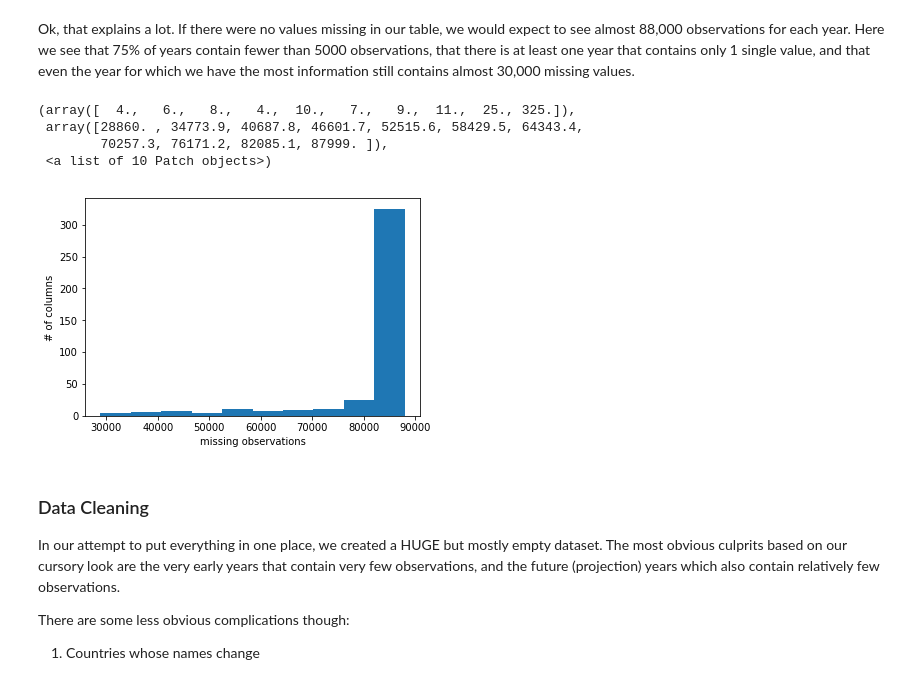
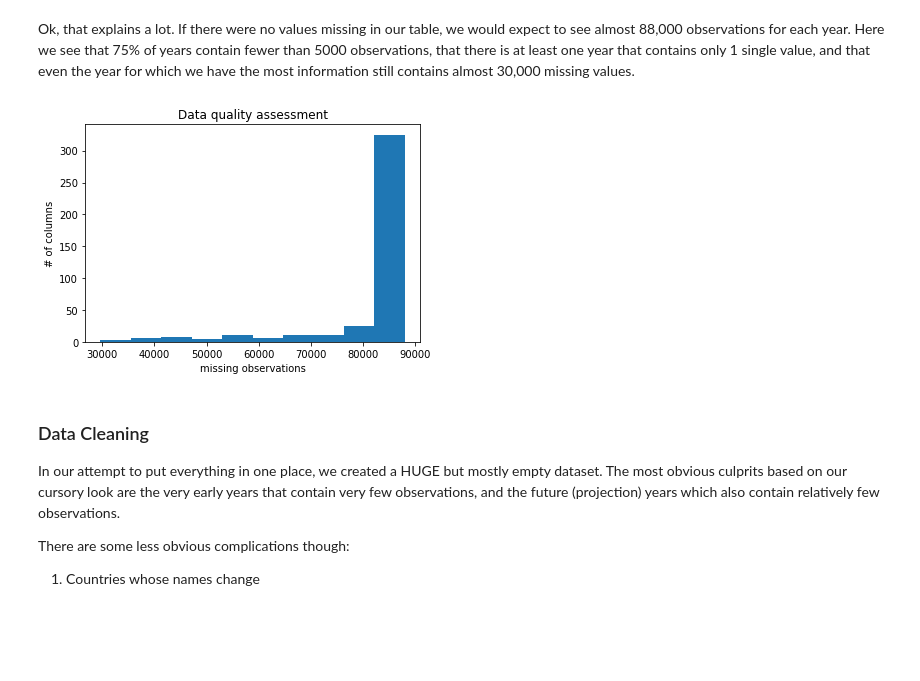
Before and after one commit to njcaminiti/gapminder--systema_globalis, a Jupyter notebook: Investigate_a_Dataset.ipynb, the cells around one changed output. Drawn from its saved outputs; the diff is of its cells as text; code cells hidden in the pictures; blank space fills up the shorter version.

```diff
--- a/Investigate_a_Dataset.ipynb
+++ b/Investigate_a_Dataset.ipynb
@@ -124,13 +131,11 @@ Ok, that explains a lot. If there were no values missing in our table, we would
 # %%
 plt.xlabel('missing observations')
 plt.ylabel('# of columns')
+plt.title('Data quality assessment')
 plt.hist(88000 - master.count())
+plt.show()
 # %% [output]
-(array([  4.,   6.,   8.,   4.,  10.,   7.,   9.,  11.,  25., 325.]),
- array([28860. , 34773.9, 40687.8, 46601.7, 52515.6, 58429.5, 64343.4,
-        70257.3, 76171.2, 82085.1, 87999. ]),
- <a list of 10 Patch objects>)
-[figure, old version]
+[figure, new version]
 # %% [markdown]
 ### Data Cleaning
 In our attempt to put everything in one place, we created a HUGE but mostly empty dataset. The most obvious culprits based on our cursory look are the very early years that contain very few observations, and the future (projection) years which also contain relatively few observations.
```
Also changed, not shown: parts of 15 cells of this notebook.
